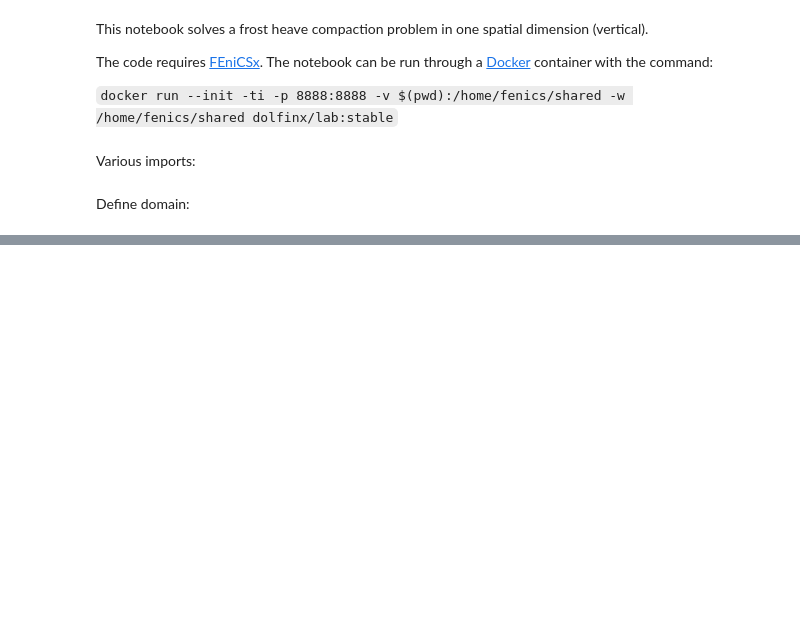
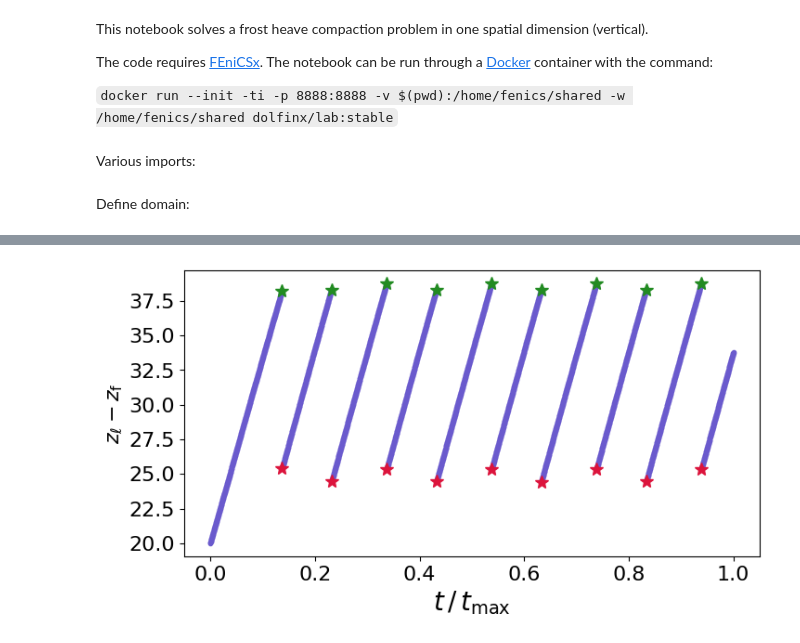
Before and after one commit to agstub-umd/compaction-frost, a Jupyter notebook: notebooks/example.ipynb, the cells around one changed output, grey strips where cells are left out. Cells and saved outputs as stored; diff of their text form; code cells hidden in the pictures; blank space fills up the shorter version.

```diff
--- a/notebooks/example.ipynb
+++ b/notebooks/example.ipynb
@@ -185,0 +77,18 @@ plt.close()
+# %%
+z_l = np.max(z,axis=1)
+h = z_l-z_f
+old_lens = np.roll(new_lens,-1)
+
+plt.figure(figsize=(8,4))
+plt.plot(timesteps/timesteps.max(),h,'o',markersize=3,color='slateblue')
+plt.plot(timesteps[new_lens==1]/timesteps.max(),h[new_lens==1],'*',markersize=10,color='crimson')
+plt.plot(timesteps[old_lens==1]/timesteps.max(),h[old_lens==1],'*',markersize=10,color='forestgreen')
+plt.xticks(fontsize=16)
+plt.yticks(fontsize=16)
+plt.ylabel(r'$z_\ell-z_\mathrm{f}$',fontsize=16)
+plt.xlabel(r'$t\,/\,t_\mathrm{max}$',fontsize=20)
+# plt.ylim(2.0,2.2)
+plt.show()
+plt.close()
+# %% [output]
+[figure, added]
```
Also changed, not shown: parts of 26 cells of this notebook, 7 other files.
